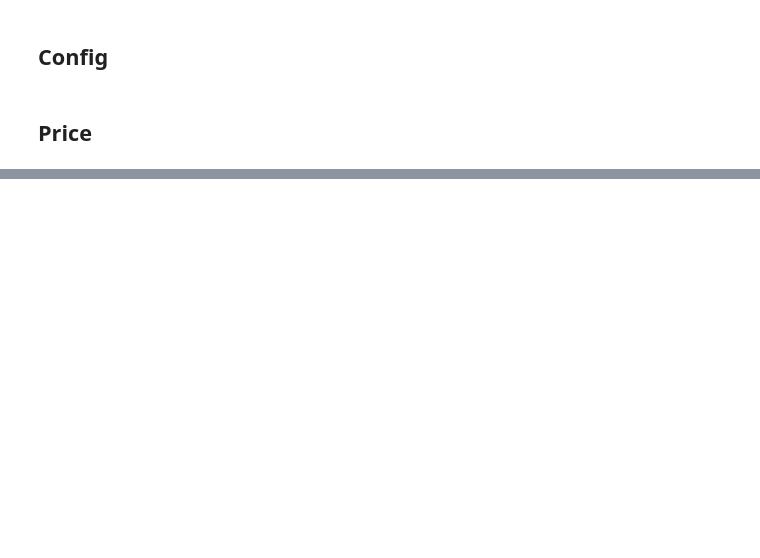
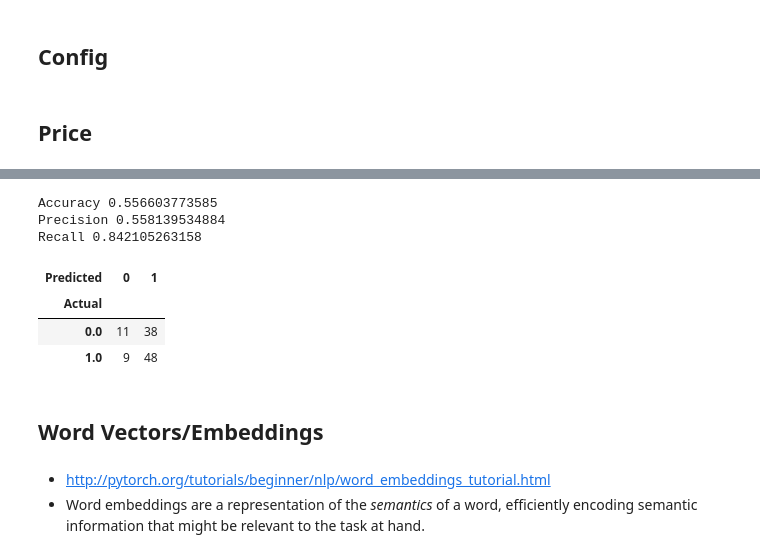
Before and after one commit to bfortuner/punisher, a Jupyter notebook: reddit.ipynb, the cells around one changed output, grey strips where cells are left out. Drawn from its saved outputs; the diff is of its cells as text; code cells hidden in the pictures; blank space fills up the shorter version.

Commit message:
Added some new models to to the reddit nb

```diff
--- a/reddit.ipynb
+++ b/reddit.ipynb
@@ -175,0 +414,6 @@ plot_price_and_tweets(df, tweet_field='sentiment', price_field=price_col)
+# %%
+batch_size = 32
+trn_dataset = TensorDataset(train_input, train_target)
+tst_dataset = TensorDataset(test_input, test_target)
+trn_loader = DataLoader(trn_dataset, batch_size, shuffle=True)
+tst_loader = DataLoader(tst_dataset, batch_size, shuffle=False)
@@ -175,0 +491,25 @@ plot_price_and_tweets(df, tweet_field='sentiment', price_field=price_col)
+# %%
+class MLP(nn.Module):
+    def __init__(self, n_features, n_classes):
+        super().__init__()
+        self.layers = nn.Sequential(
+            nn.Linear(n_features, 256),
+            nn.ReLU(),
+            nn.Dropout(0.5),
+            nn.Linear(256, 128),
+            nn.ReLU(),
+            nn.Dropout(0.5),
+            nn.Linear(128, n_classes),
+            nn.Sigmoid()
+        )
+
+    def forward(self, inp):
+        return self.layers.forward(inp)
+# %%
+n_classes = 1
+n_features = train_input.shape[1]
+model = MLP(n_features, n_classes)
+optim = torch.optim.Adam(model.parameters())
+criterion = nn.BCELoss()
+out = model(Variable(train_input))
+model
@@ -175,0 +521,3 @@ plot_price_and_tweets(df, tweet_field='sentiment', price_field=price_col)
+# %%
+n_epochs = 5
+run(model, optim, criterion, trn_loader, tst_loader, n_epochs, n_classes)
@@ -175,0 +530,22 @@ plot_price_and_tweets(df, tweet_field='sentiment', price_field=price_col)
+# %%
+loss, probs, labels = predict(model, tst_loader, criterion, n_classes, thresh=0.5)
+preds = get_predictions(probs, 0.5)
+assert test_target.shape == probs.shape
+probs[:5], preds[:5],labels[:5]
+print("Accuracy", get_accuracy(preds, labels))
+print("Precision", get_precision(preds, labels))
+print("Recall", get_recall(preds, labels))
+pd.crosstab(labels.flatten(), preds.flatten(), rownames=["Actual"], colnames=["Predicted"])
+# %% [output]
+Accuracy 0.556603773585
+Precision 0.558139534884
+Recall 0.842105263158
+| Predicted | 0 | 1 |
+| Actual |  |  |
+| 0.0 | 11 | 38 |
+| 1.0 | 9 | 48 |
+# %% [markdown]
+## Word Vectors/Embeddings
+# %% [markdown]
+* http://pytorch.org/tutorials/beginner/nlp/word_embeddings_tutorial.html
+* Word embeddings are a representation of the *semantics* of a word, efficiently encoding semantic information that might be relevant to the task at hand.
```
Also changed, not shown: parts of 111 cells of this notebook, 6 other files.
